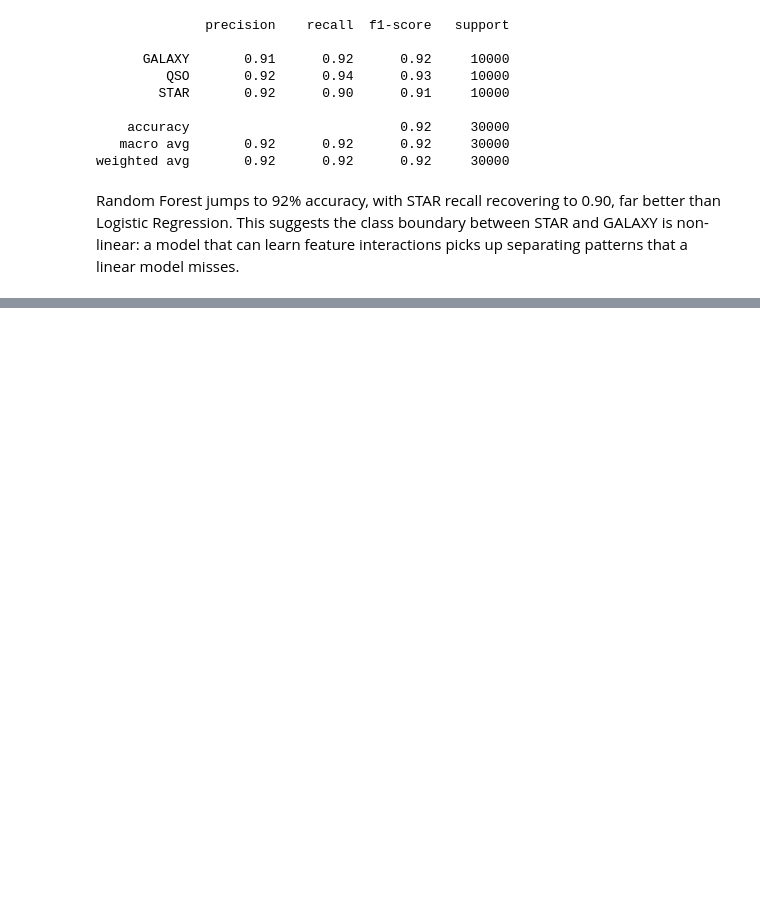
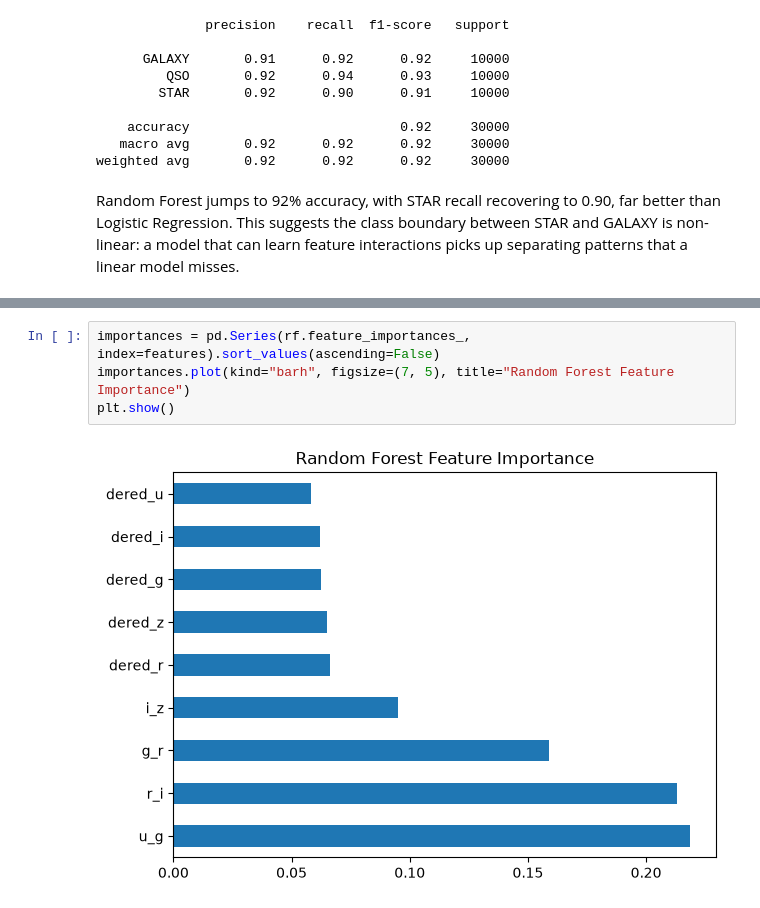
Before and after one commit to kalilank/Redshifted, a Jupyter notebook: notebooks/04_object_classification.ipynb, the cells around one changed output, grey strips where cells are left out. Saved outputs shown, nothing was run; the diff lists cells and outputs as text; blank space fills up the shorter version.

```diff
--- a/notebooks/04_object_classification.ipynb
+++ b/notebooks/04_object_classification.ipynb
@@ -99,0 +132,6 @@ picks up separating patterns that a linear model misses.
+# %%
+importances = pd.Series(rf.feature_importances_, index=features).sort_values(ascending=False)
+importances.plot(kind="barh", figsize=(7, 5), title="Random Forest Feature Importance")
+plt.show()
+# %% [output]
+[figure, added]
```
Also changed, not shown: parts of 10 cells of this notebook.
